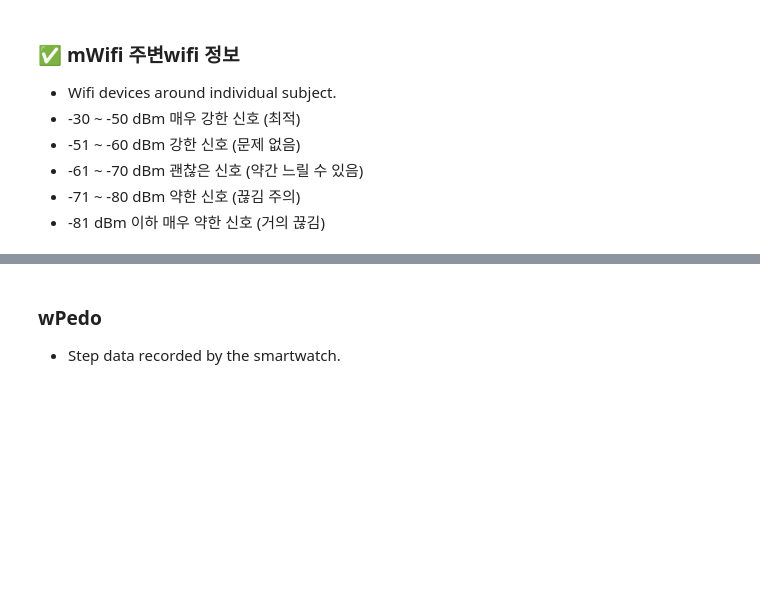
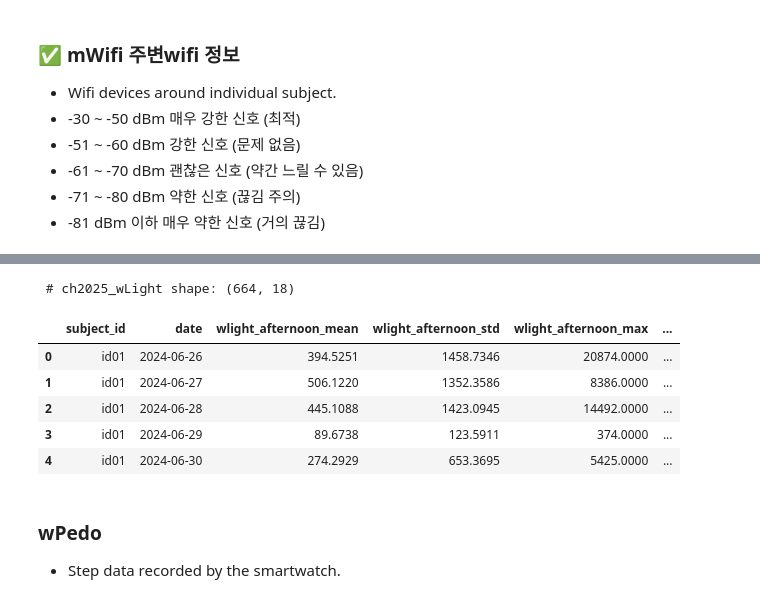
Before and after one commit to jacobgreen4477/Construction-Equipment-Oil-Condition-Classification-AI-Competition, a Jupyter notebook: ETRI_v1_0_0.ipynb, the cells around one changed output, grey strips where cells are left out. Saved outputs shown, nothing was run; the diff lists cells and outputs as text; code cells hidden in the pictures; blank space fills up the shorter version.

```diff
--- a/ETRI_v1_0_0.ipynb
+++ b/ETRI_v1_0_0.ipynb
@@ -1172,3 +1241,52 @@ ch2025_wLight.head(1)
+# %%
+def get_time_block(hour):
+    if 0 <= hour < 6:
+        return 'early_morning'
+    elif 6 <= hour < 12:
+        return 'morning'
+    elif 12 <= hour < 18:
+        return 'afternoon'
+    else:
+        return 'evening'
+
+def process_wLight_by_timeblock(df):
+    df = df.copy()
+    df['timestamp'] = pd.to_datetime(df['timestamp'])
+    df['date'] = df['timestamp'].dt.date
+    df['block'] = df['timestamp'].dt.hour.map(get_time_block)
+
+    results = []
+
+    for (subj, date), group in df.groupby(['subject_id', 'date']):
+        block_stats = {'subject_id': subj, 'date': date}
+
+        for block, block_group in group.groupby('block'):
+            lux = block_group['w_light'].dropna().values
+            if len(lux) == 0:
+                continue
+
+            block_stats[f'wlight_{block}_mean'] = np.mean(lux)
+            block_stats[f'wlight_{block}_std'] = np.std(lux)
+            block_stats[f'wlight_{block}_max'] = np.max(lux)
+            block_stats[f'wlight_{block}_min'] = np.min(lux)
+
+        results.append(block_stats)
+
+    return pd.DataFrame(results)
+# %%
+ch2025_wLight = process_wLight_by_timeblock(ch2025_wLight)
+
+# check
+print(f'\n # ch2025_wLight shape: {ch2025_wLight.shape}')
+ch2025_wLight.head()
+# %% [output]
+ # ch2025_wLight shape: (664, 18)
+|  | subject_id | date | wlight_afternoon_mean | wlight_afternoon_std | wlight_afternoon_max | ... |
+| 0 | id01 | 2024-06-26 | 394.5251 | 1458.7346 | 20874.0000 | ... |
+| 1 | id01 | 2024-06-27 | 506.1220 | 1352.3586 | 8386.0000 | ... |
+| 2 | id01 | 2024-06-28 | 445.1088 | 1423.0945 | 14492.0000 | ... |
+| 3 | id01 | 2024-06-29 | 89.6738 | 123.5911 | 374.0000 | ... |
+| 4 | id01 | 2024-06-30 | 274.2929 | 653.3695 | 5425.0000 | ... |
 # %% [markdown]
 ### wPedo
 - Step data recorded by the smartwatch.
```
Also changed, not shown: parts of 8 cells of this notebook.
